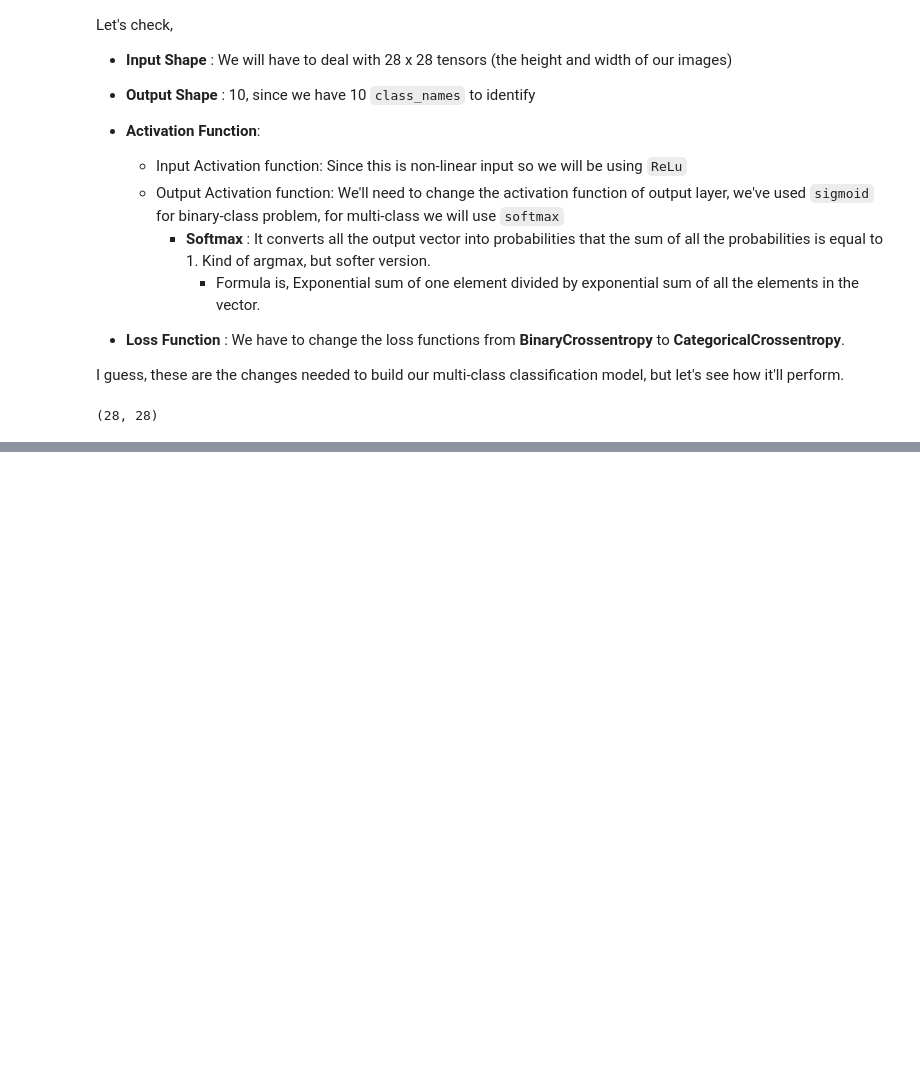
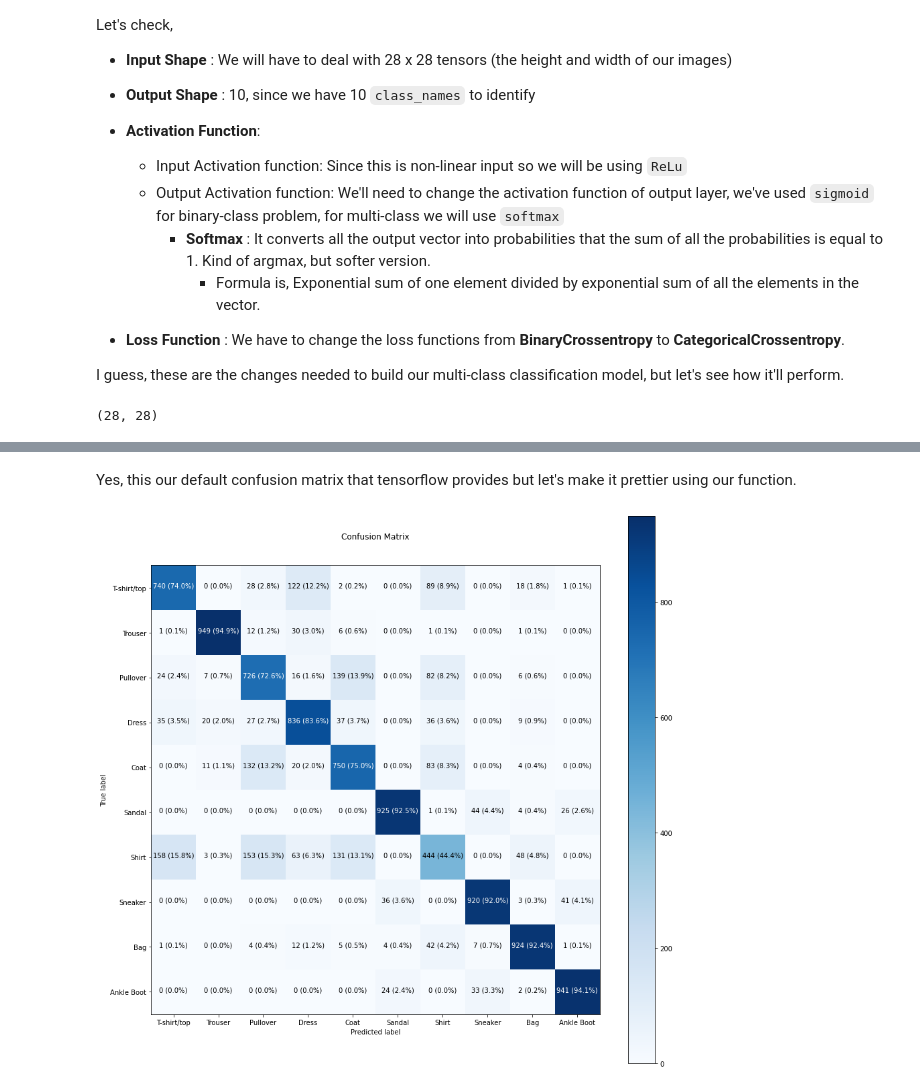
Before and after one commit to SaketMunda/tensorflow-fundamentals, a Jupyter notebook: 02_neural_network_classfication_with_tensorflow.ipynb, the cells around one changed output, grey strips where cells are left out. Drawn from its saved outputs; the diff is of its cells as text; code cells hidden in the pictures; blank space fills up the shorter version.

```diff
--- a/02_neural_network_classfication_with_tensorflow.ipynb
+++ b/02_neural_network_classfication_with_tensorflow.ipynb
@@ -1326,0 +1552,22 @@ Epoch 10/10
+# %%
+# set the random seed
+tf.random.set_seed(17)
+
+# Create the model
+model_13 = tf.keras.Sequential([
+    tf.keras.layers.Flatten(input_shape=(28, 28)),
+    tf.keras.layers.Dense(4, activation='relu'),
+    tf.keras.layers.Dense(4, activation='relu'),
+    tf.keras.layers.Dense(10, activation='softmax')
+])
+
+# Compile the model
+model_13.compile(loss='sparse_categorical_crossentropy',
+                 optimizer=tf.keras.optimizers.Adam(learning_rate=0.001),
+                 metrics=['accuracy'])
+
+# fit the model
+history_13 = model_13.fit(train_data_norm,
+                          train_labels,
+                          epochs=20,
+                          validation_data=(test_data_norm, test_labels))
@@ -1326,0 +1669,3 @@ Epoch 10/10
+# %%
+# Make predictions with the most recent model
+y_probs = model_13.predict(test_data_norm)
@@ -1326,0 +1691,6 @@ Epoch 10/10
+# %%
+# Convert all the probabilities into predictions
+y_preds = y_probs.argmax(axis = 1)
+
+# View the first 10 prediction labels
+y_preds[:10]
@@ -1326,0 +1714,12 @@ Epoch 10/10
+# %% [markdown]
+Yes, this our default confusion matrix that tensorflow provides but let's make it prettier using our function.
+# %%
+import numpy as np
+
+make_confusion_matrix(y_true=test_labels,
+                      y_preds=y_preds,
+                      classes=class_names,
+                      figsize=(15,15),
+                      text_size=10)
+# %% [output]
+[figure, added]
```
Also changed, not shown: parts of 41 cells of this notebook.
